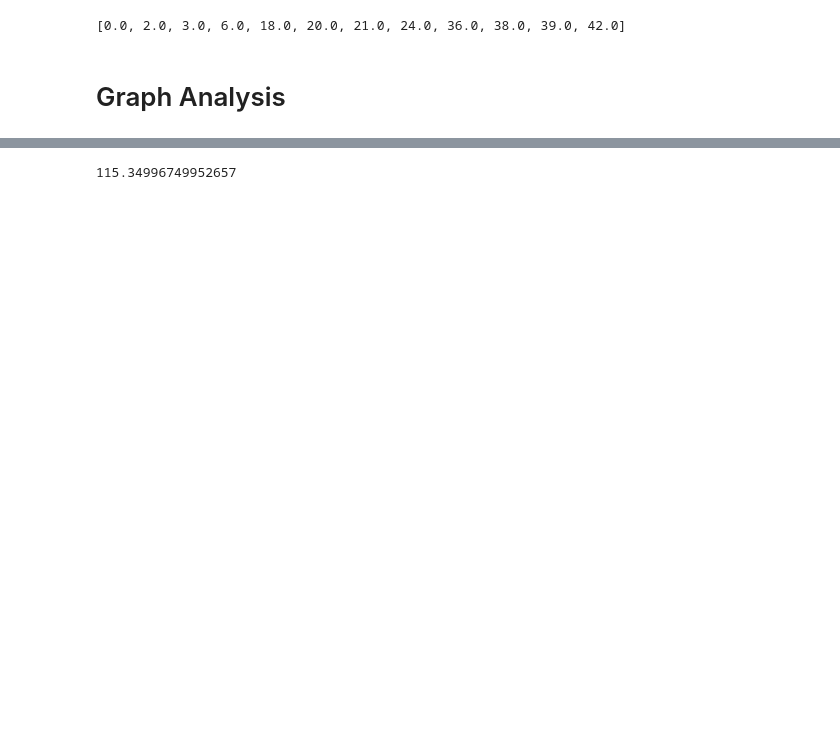
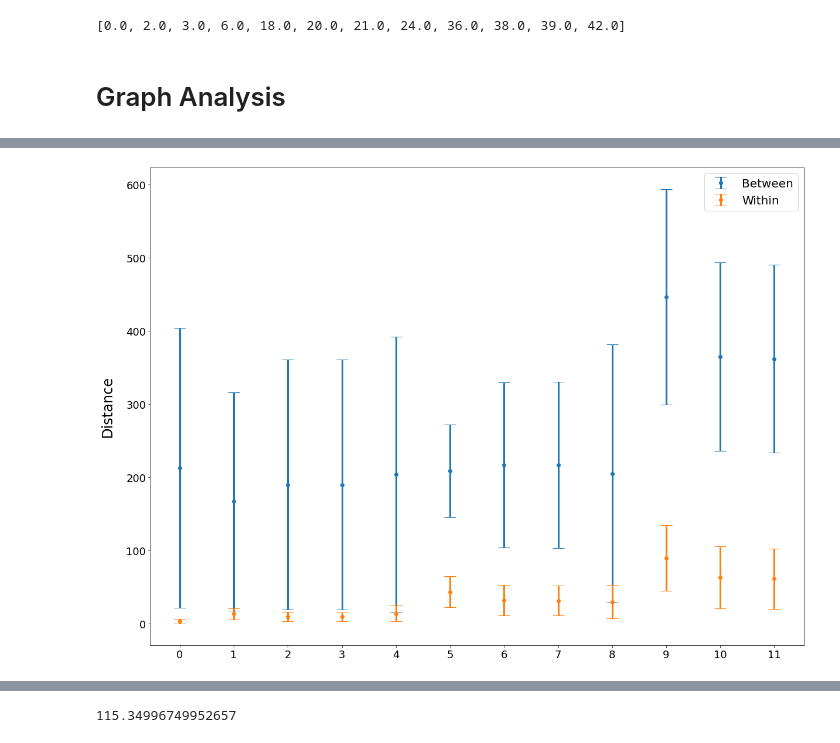
Before and after one commit to paulovic96/Burst_Clustering, a Jupyter notebook: spectral_clustering_analysis.ipynb, the cells around one changed output, grey strips where cells are left out. Drawn from its saved outputs; the diff is of its cells as text; code cells hidden in the pictures; blank space fills up the shorter version.

```diff
--- a/spectral_clustering_analysis.ipynb
+++ b/spectral_clustering_analysis.ipynb
@@ -111,0 +147,2 @@ dist_matrix, sorted_dist_matrix = calculate_dist_matrix(ambig_data, "euclidean")
+# %%
+weighted_dist_matrix = (1 - sim_matrix) * dist_matrix
@@ -111,0 +238,13 @@ dist_matrix, sorted_dist_matrix = calculate_dist_matrix(ambig_data, "euclidean")
+# %%
+from scipy.stats import wasserstein_distance
+from scipy.stats import spearmanr
+
+dist_matrix = np.zeros((len(test_data), len(test_data)))
+for i in range(len(test_data)):
+    for j in range(len(test_data)):
+        if i == j:
+            continue  # self-distance is 0.0
+        if i > j:
+            dist_matrix[i, j] = dist_matrix[j, i]  # re-use earlier calc
+        corr, p = spearmanr(test_data[i], test_data[j])
+        dist_matrix[i, j] = corr
@@ -111,0 +261,4 @@ dist_matrix, sorted_dist_matrix = calculate_dist_matrix(ambig_data, "euclidean")
+# %%
+test_cluster_dict = {}
+for i,key in enumerate(list(clear_cluster_dict.keys())):
+    test_cluster_dict[key] = (i*100, (i+1)*100-1)
@@ -111,0 +269,7 @@ dist_matrix, sorted_dist_matrix = calculate_dist_matrix(ambig_data, "euclidean")
+# %%
+within_cluster_distances = {}
+between_cluster_distances = {}
+for i,key in enumerate(list(clear_cluster_dict.keys())):
+    start,end = clear_cluster_dict[key]
+    within_cluster_distances[i] = weighted_dist_matrix[start:end+1, start:end+1]
+    between_cluster_distances[i] = np.delete(weighted_dist_matrix[start:end+1], range(start,end+1), axis = 1)
@@ -111,0 +287,21 @@ dist_matrix, sorted_dist_matrix = calculate_dist_matrix(ambig_data, "euclidean")
+# %%
+fig, ax = plt.subplots(figsize = (20,15))
+
+w_means = [np.mean(within_cluster_distances[key]) for key in within_cluster_distances.keys()]
+w_stds = [np.std(within_cluster_distances[key]) for key in within_cluster_distances.keys()]
+
+b_means = [np.mean(between_cluster_distances[key]) for key in between_cluster_distances.keys()]
+b_stds = [np.std(between_cluster_distances[key]) for key in between_cluster_distances.keys()]
+
+
+ax.errorbar(list(between_cluster_distances.keys()), b_means, b_stds, lw=3, label = "Between",fmt='o', capsize=10)
+ax.errorbar(list(within_cluster_distances.keys()), w_means, w_stds, lw=3, label = "Within",fmt='o', capsize=10)
+ax.legend(fontsize= 20)
+
+ax.tick_params(axis='y',labelsize=18)
+ax.tick_params(axis="x", labelsize = 18)
+ax.set_ylabel("Distance", fontsize = 24,labelpad = 20)
+ax.set_xticks(range(0, len(list(between_cluster_distances.keys()))))
+plt.savefig("euclidean+ssim_within_between")
+# %% [output]
+[figure, added]
```
Also changed, not shown: parts of 32 cells of this notebook, 3 other files.
